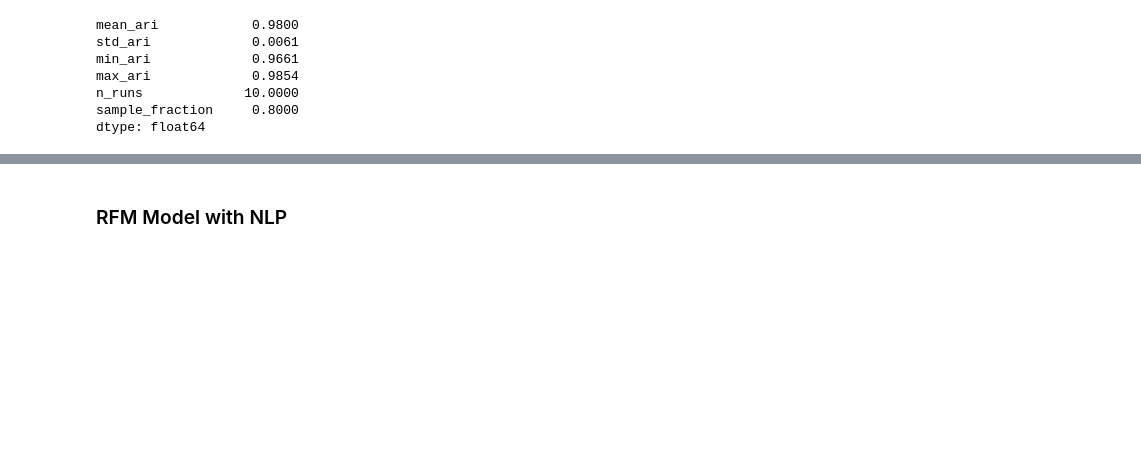
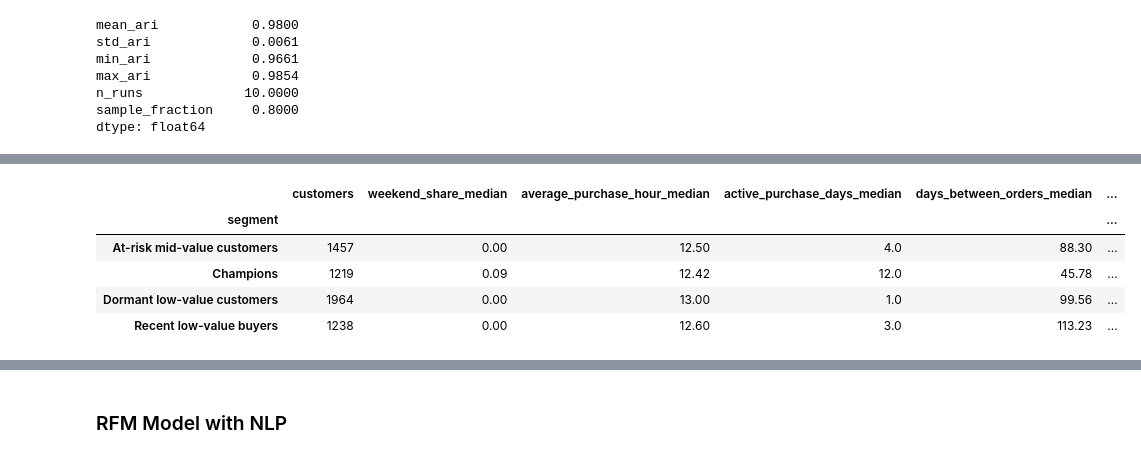
Before and after one commit to Thoericht/customer-segmentation-rfm-nlp, a Jupyter notebook: 02_notebooks/04_clustering.ipynb, the cells around one changed output, grey strips where cells are left out. Cells and saved outputs as stored; diff of their text form; code cells hidden in the pictures; blank space fills up the shorter version.

```diff
--- a/02_notebooks/04_clustering.ipynb
+++ b/02_notebooks/04_clustering.ipynb
@@ -243,0 +276,23 @@ dtype: float64
+# %%
+behaviour_profile = (
+    df
+    .groupby('segment')
+    .agg(
+        customers=('CustomerID', 'count'),
+        weekend_share_median=('weekend_share', 'median'),
+        average_purchase_hour_median=('avg_purchase_hour', 'median'),
+        active_purchase_days_median=('active_purchase_days', 'median'),
+        days_between_orders_median=('avg_days_between_orders', 'median'),
+        order_dates_median=('order_date_count', 'median')
+    )
+    .round(2)
+)
+
+behaviour_profile
+# %% [output]
+|  | customers | weekend_share_median | average_purchase_hour_median | active_purchase_days_median | days_between_orders_median | ... |
+| segment |  |  |  |  |  | ... |
+| At-risk mid-value customers | 1457 | 0.00 | 12.50 | 4.0 | 88.30 | ... |
+| Champions | 1219 | 0.09 | 12.42 | 12.0 | 45.78 | ... |
+| Dormant low-value customers | 1964 | 0.00 | 13.00 | 1.0 | 99.56 | ... |
+| Recent low-value buyers | 1238 | 0.00 | 12.60 | 3.0 | 113.23 | ... |
```
Also changed, not shown: parts of 9 cells of this notebook.
